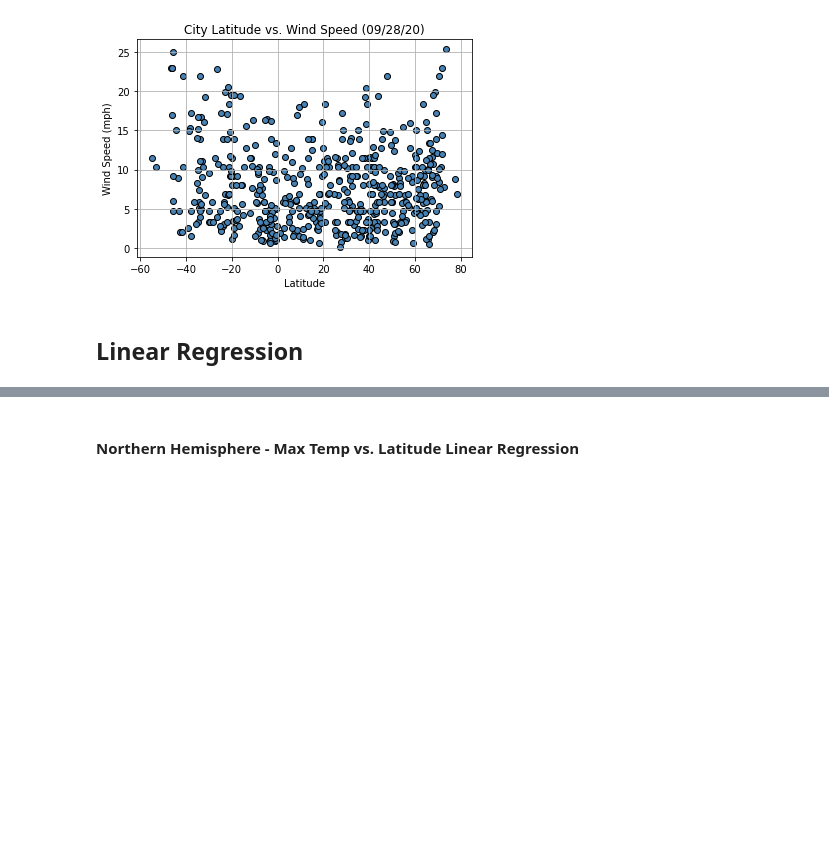
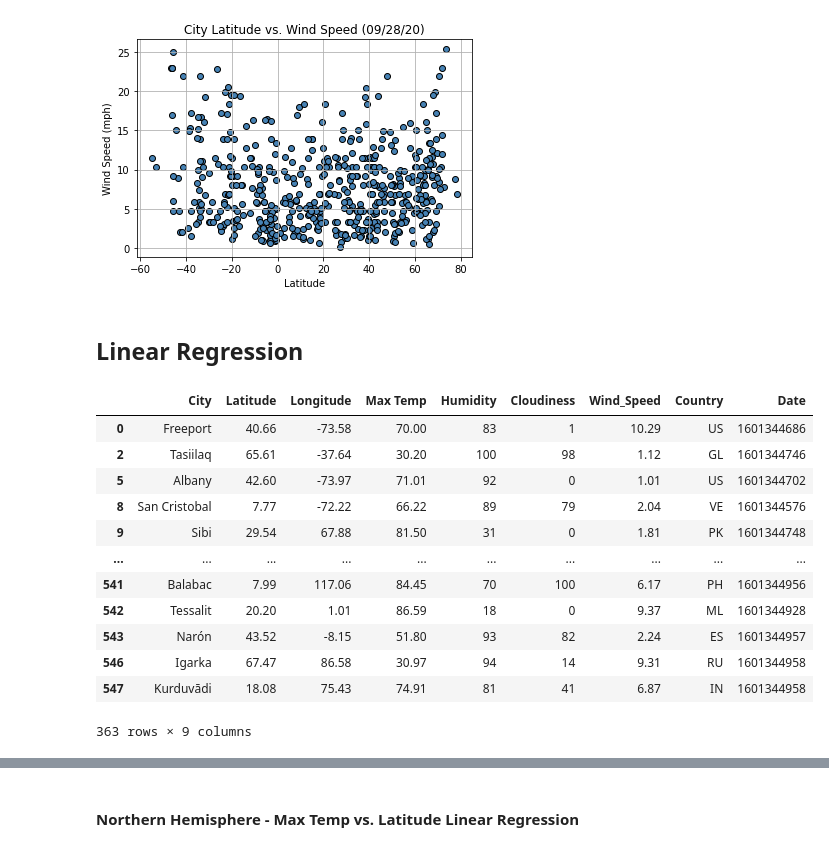
Before and after one commit to arcebri1/API-challenge, a Jupyter notebook: WeatherPy/WeatherPy.ipynb, the cells around one changed output, grey strips where cells are left out. Drawn from its saved outputs; the diff is of its cells as text; code cells hidden in the pictures; blank space fills up the shorter version.

```diff
--- a/WeatherPy/WeatherPy.ipynb
+++ b/WeatherPy/WeatherPy.ipynb
@@ -274,3 +274,20 @@ plt.savefig("City Lat vs Wind Speed.png")
 [figure]
 # %% [markdown]
 ## Linear Regression
+# %%
+north=df.loc[df['Latitude']>=0,:]
+north
+# %% [output]
+|  | City | Latitude | Longitude | Max Temp | Humidity | Cloudiness | Wind_Speed | Country | Date |
+| 0 | Freeport | 40.66 | -73.58 | 70.00 | 83 | 1 | 10.29 | US | 1601344686 |
+| 2 | Tasiilaq | 65.61 | -37.64 | 30.20 | 100 | 98 | 1.12 | GL | 1601344746 |
+| 5 | Albany | 42.60 | -73.97 | 71.01 | 92 | 0 | 1.01 | US | 1601344702 |
+| 8 | San Cristobal | 7.77 | -72.22 | 66.22 | 89 | 79 | 2.04 | VE | 1601344576 |
+| 9 | Sibi | 29.54 | 67.88 | 81.50 | 31 | 0 | 1.81 | PK | 1601344748 |
+| ... | ... | ... | ... | ... | ... | ... | ... | ... | ... |
+| 541 | Balabac | 7.99 | 117.06 | 84.45 | 70 | 100 | 6.17 | PH | 1601344956 |
+| 542 | Tessalit | 20.20 | 1.01 | 86.59 | 18 | 0 | 9.37 | ML | 1601344928 |
+| 543 | Narón | 43.52 | -8.15 | 51.80 | 93 | 82 | 2.24 | ES | 1601344957 |
+| 546 | Igarka | 67.47 | 86.58 | 30.97 | 94 | 14 | 9.31 | RU | 1601344958 |
+| 547 | Kurduvādi | 18.08 | 75.43 | 74.91 | 81 | 41 | 6.87 | IN | 1601344958 |
+363 rows × 9 columns
```
Also changed, not shown: parts of 2 cells of this notebook, 1 other file.
